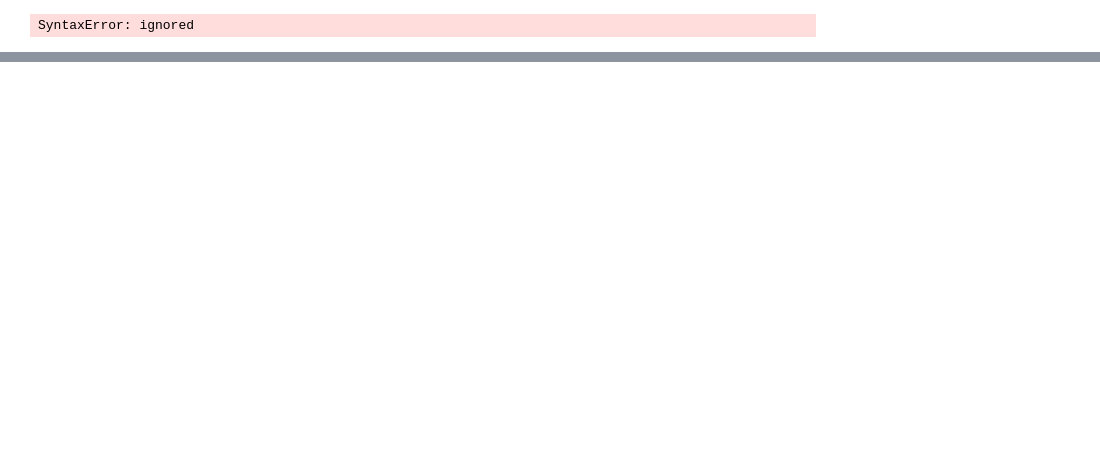
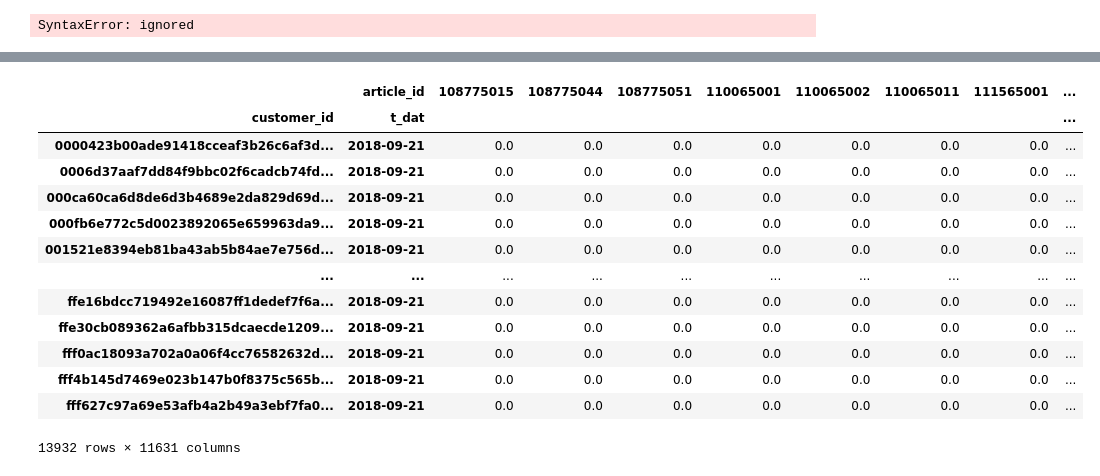
Before and after one commit to vineetyadav/H-M_Persnalized_Fashion_Recommendation, a Jupyter notebook: H&M_Persnalized_Fashion_Recommendation.ipynb, the cells around one changed output, grey strips where cells are left out. Cells and saved outputs as stored; diff of their text form; code cells hidden in the pictures; blank space fills up the shorter version.

```diff
--- a/H&M_Persnalized_Fashion_Recommendation.ipynb
+++ b/H&M_Persnalized_Fashion_Recommendation.ipynb
@@ -259,3 +435,12 @@ print(len(article_dataset["article_id"].unique()))
 # %% [output]
 104547
 105542
+# %%
+train_dataset.set_index(["customer_id","article_id"])
+customer_dataset.set_index("customer_id")
+article_dataset.set_index("article_id")
+train_article_dataset = pd.merge(train_dataset,article_dataset,on="article_id")
+#train_customer_dataset = pd.merge(train_dataset,customer_dataset,on="customer_id")
+#train_customer_dataset.set_index(["customer_id","article_id"])
+#article_dataset.set_index(["article_id"])
+#train_complete_dataset = pd.merge(train_customer_dataset,article_dataset,on="article_id")
@@ -302,0 +534,6 @@ SyntaxError: ignored
+# %%
+#train_dataset.groupby(["customer_id","t_dat"]).size()
+new_train_dataset = train_dataset[(train_dataset['t_dat'] > '2018-09-20') & (train_dataset['t_dat'] < '2018-09-22')]
+#new_train_dataset.drop(["price","sales_channel_id"],axis=1,inplace=True)
+new_train_dataset
+#new_train_dataset.groupby(["customer_id","t_dat"]).size()
@@ -302,0 +554,17 @@ SyntaxError: ignored
+# %%
+pd.pivot_table(new_train_dataset, index=['customer_id','t_dat'], columns='article_id',values="price",fill_value=0)
+# %% [output]
+|  | article_id | 108775015 | 108775044 | 108775051 | 110065001 | 110065002 | 110065011 | 111565001 | ... |
+| customer_id | t_dat |  |  |  |  |  |  |  | ... |
+| 0000423b00ade91418cceaf3b26c6af3d... | 2018-09-21 | 0.0 | 0.0 | 0.0 | 0.0 | 0.0 | 0.0 | 0.0 | ... |
+| 0006d37aaf7dd84f9bbc02f6cadcb74fd... | 2018-09-21 | 0.0 | 0.0 | 0.0 | 0.0 | 0.0 | 0.0 | 0.0 | ... |
+| 000ca60ca6d8de6d3b4689e2da829d69d... | 2018-09-21 | 0.0 | 0.0 | 0.0 | 0.0 | 0.0 | 0.0 | 0.0 | ... |
+| 000fb6e772c5d0023892065e659963da9... | 2018-09-21 | 0.0 | 0.0 | 0.0 | 0.0 | 0.0 | 0.0 | 0.0 | ... |
+| 001521e8394eb81ba43ab5b84ae7e756d... | 2018-09-21 | 0.0 | 0.0 | 0.0 | 0.0 | 0.0 | 0.0 | 0.0 | ... |
+| ... | ... | ... | ... | ... | ... | ... | ... | ... | ... |
+| ffe16bdcc719492e16087ff1dedef7f6a... | 2018-09-21 | 0.0 | 0.0 | 0.0 | 0.0 | 0.0 | 0.0 | 0.0 | ... |
+| ffe30cb089362a6afbb315dcaecde1209... | 2018-09-21 | 0.0 | 0.0 | 0.0 | 0.0 | 0.0 | 0.0 | 0.0 | ... |
+| fff0ac18093a702a0a06f4cc76582632d... | 2018-09-21 | 0.0 | 0.0 | 0.0 | 0.0 | 0.0 | 0.0 | 0.0 | ... |
+| fff4b145d7469e023b147b0f8375c565b... | 2018-09-21 | 0.0 | 0.0 | 0.0 | 0.0 | 0.0 | 0.0 | 0.0 | ... |
+| fff627c97a69e53afb4a2b49a3ebf7fa0... | 2018-09-21 | 0.0 | 0.0 | 0.0 | 0.0 | 0.0 | 0.0 | 0.0 | ... |
+13932 rows × 11631 columns
```
Also changed, not shown: parts of 33 cells of this notebook.
